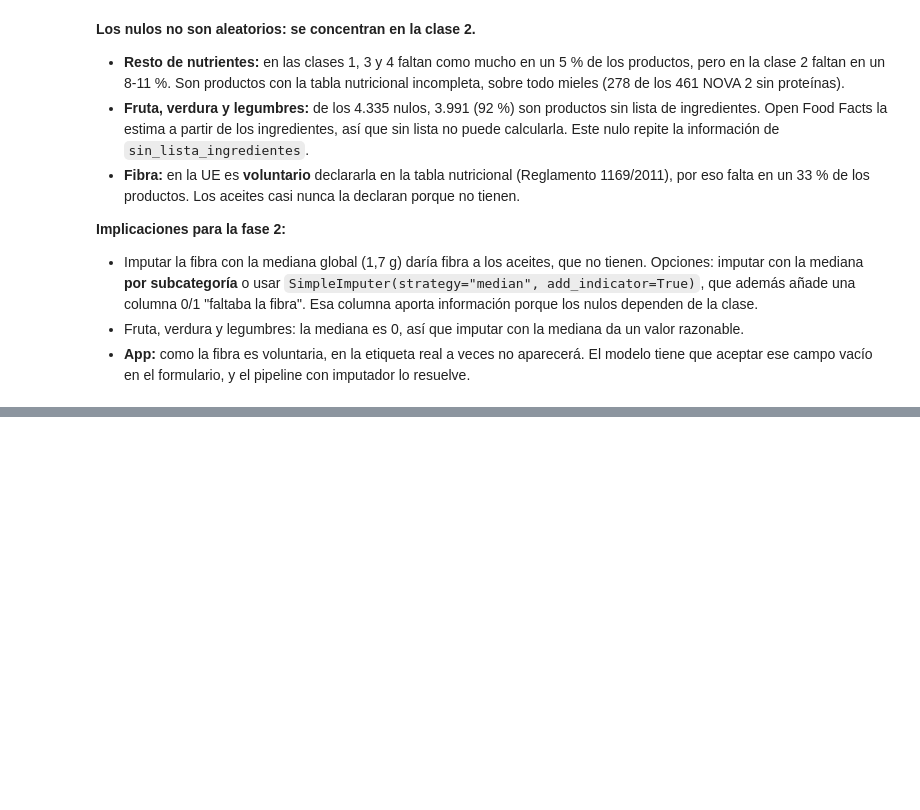
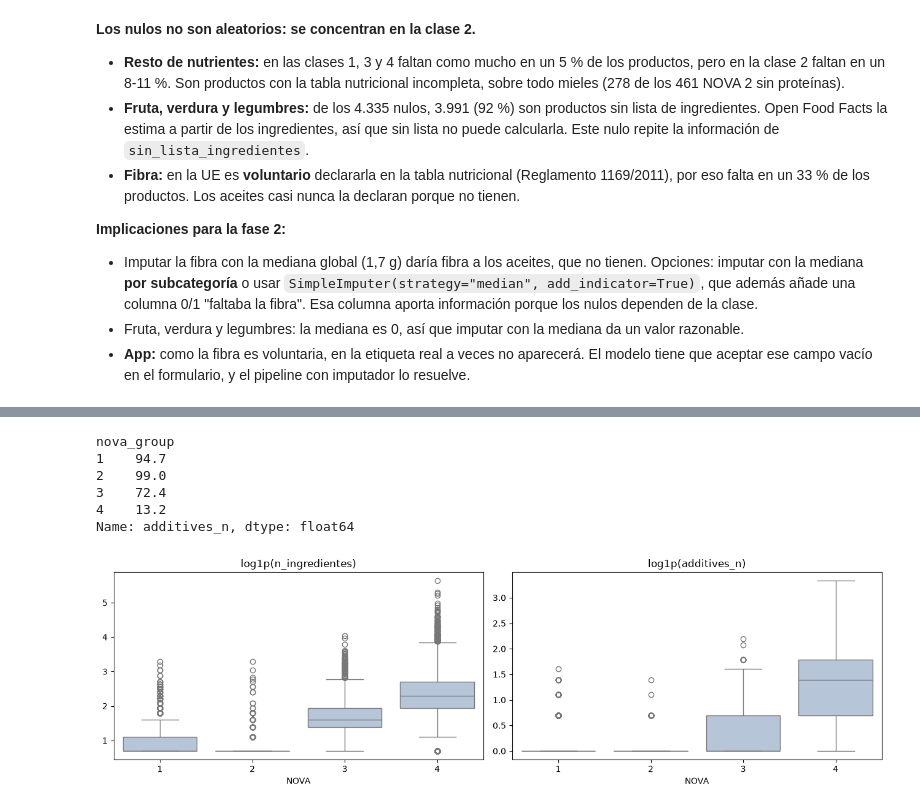
Before and after one commit to IA-P1-BCN/real-food-classifier, a Jupyter notebook: notebooks/02_eda_analysis.ipynb, the cells around one changed output, grey strips where cells are left out. Cells and saved outputs as stored; diff of their text form; code cells hidden in the pictures; blank space fills up the shorter version.

```diff
--- a/notebooks/02_eda_analysis.ipynb
+++ b/notebooks/02_eda_analysis.ipynb
@@ -310,0 +345,22 @@ True                     9432  3505
+# %%
+fig, axes = plt.subplots(1, 2, figsize=(13, 4))
+
+for ax, col in zip(axes, ["n_ingredientes", "additives_n"]):
+    # boxplot de log1p: con la escala original, NOVA 4 aplasta al resto
+    sns.boxplot(x=train[OBJETIVO], y=np.log1p(train[col]), color="lightsteelblue", ax=ax)
+    ax.set_title(f"log1p({col})")
+    ax.set_xlabel("NOVA")
+    ax.set_ylabel("")
+
+plt.tight_layout()
+
+# % de productos sin ningún aditivo en cada clase
+(train["additives_n"] == 0).groupby(train[OBJETIVO]).mean().mul(100).round(1)
+# %% [output]
+nova_group
+1    94.7
+2    99.0
+3    72.4
+4    13.2
+Name: additives_n, dtype: float64
+[figure, added]
```
Also changed, not shown: parts of 15 cells of this notebook.
